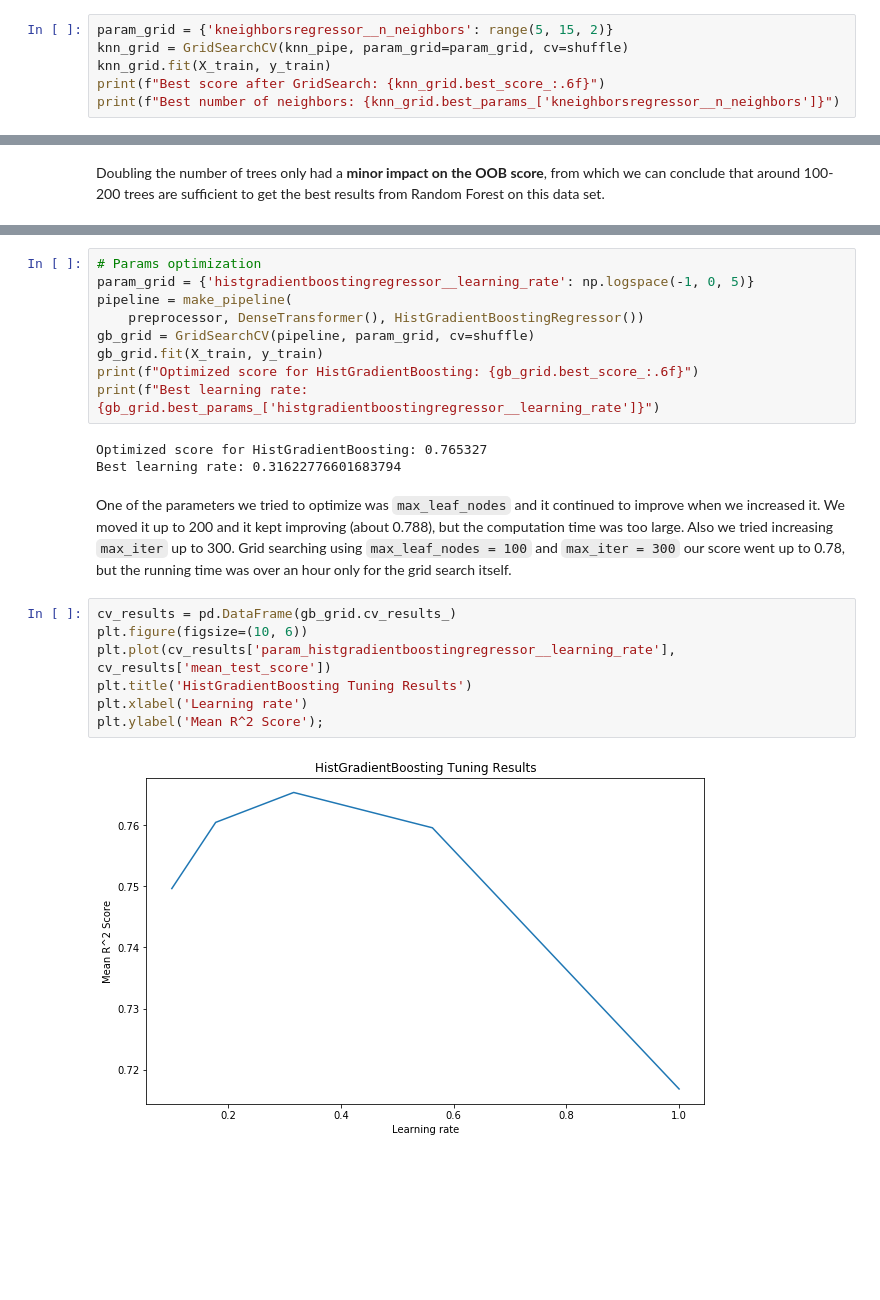
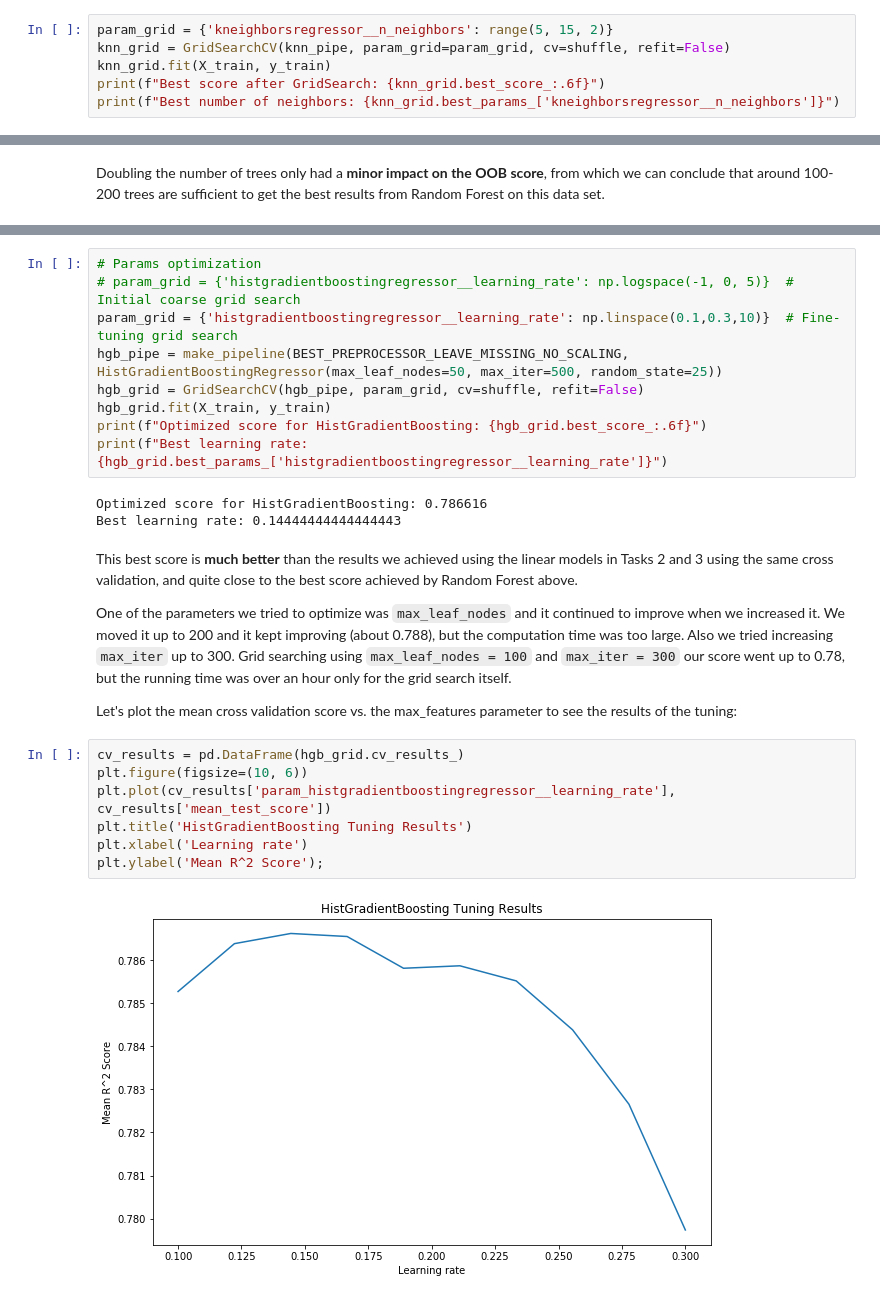
Before and after one commit to AppliedML2020/assignment-3-tomas-larrain, a Jupyter notebook: hw-3.ipynb, the cells around one changed output, grey strips where cells are left out. Drawn from its saved outputs; the diff is of its cells as text; blank space fills up the shorter version.

```diff
--- a/hw-3.ipynb
+++ b/hw-3.ipynb
@@ -1037,7 +1037,7 @@ Now we'll tune the number of neighbors using a grid search:
 **Note**: After running a grid search over the number of neighbors at several ranges, we reduced the search to a smaller range to make the Notebook run a bit faster.
 # %%
 param_grid = {'kneighborsregressor__n_neighbors': range(5, 15, 2)}
-knn_grid = GridSearchCV(knn_pipe, param_grid=param_grid, cv=shuffle)
+knn_grid = GridSearchCV(knn_pipe, param_grid=param_grid, cv=shuffle, refit=False)
 knn_grid.fit(X_train, y_train)
 print(f"Best score after GridSearch: {knn_grid.best_score_:.6f}")
 print(f"Best number of neighbors: {knn_grid.best_params_['kneighborsregressor__n_neighbors']}")
@@ -1179,23 +1168,27 @@ Baseline score for HistGradientBoosting: 0.749620
 # %%
 # Params optimization
-param_grid = {'histgradientboostingregressor__learning_rate': np.logspace(-1, 0, 5)}
-pipeline = make_pipeline(
-    preprocessor, DenseTransformer(), HistGradientBoostingRegressor())
-gb_grid = GridSearchCV(pipeline, param_grid, cv=shuffle)
-gb_grid.fit(X_train, y_train)
-print(f"Optimized score for HistGradientBoosting: {gb_grid.best_score_:.6f}")
-print(f"Best learning rate: {gb_grid.best_params_['histgradientboostingregressor__learning_rate']}")
+# param_grid = {'histgradientboostingregressor__learning_rate': np.logspace(-1, 0, 5)}  # Initial coarse grid search
+param_grid = {'histgradientboostingregressor__learning_rate': np.linspace(0.1,0.3,10)}  # Fine-tuning grid search
+hgb_pipe = make_pipeline(BEST_PREPROCESSOR_LEAVE_MISSING_NO_SCALING, HistGradientBoostingRegressor(max_leaf_nodes=50, max_iter=500, random_state=25))
+hgb_grid = GridSearchCV(hgb_pipe, param_grid, cv=shuffle, refit=False)
+hgb_grid.fit(X_train, y_train)
+print(f"Optimized score for HistGradientBoosting: {hgb_grid.best_score_:.6f}")
+print(f"Best learning rate: {hgb_grid.best_params_['histgradientboostingregressor__learning_rate']}")
 # %% [output]
-Optimized score for HistGradientBoosting: 0.765327
-Best learning rate: 0.31622776601683794
+Optimized score for HistGradientBoosting: 0.786616
+Best learning rate: 0.14444444444444443
 # %% [markdown]
+This best score is **much better** than the results we achieved using the linear models in Tasks 2 and 3 using the same cross validation, and quite close to the best score achieved by Random Forest above.
+
 One of the parameters we tried to optimize was ``max_leaf_nodes`` and it continued to improve when we increased it. We moved it up to 200 and it kept improving (about 0.788), but the computation time was too large. Also we tried increasing ``max_iter`` up to 300. Grid searching using ``max_leaf_nodes = 100`` and ``max_iter = 300`` our score went up to 0.78, but the running time was over an hour only for the grid search itself.
+
+Let's plot the mean cross validation score vs. the max_features parameter to see the results of the tuning:
 # %%
-cv_results = pd.DataFrame(gb_grid.cv_results_)
+cv_results = pd.DataFrame(hgb_grid.cv_results_)
 plt.figure(figsize=(10, 6))
 plt.plot(cv_results['param_histgradientboostingregressor__learning_rate'], cv_results['mean_test_score'])
 plt.title('HistGradientBoosting Tuning Results')
 plt.xlabel('Learning rate')
 plt.ylabel('Mean R^2 Score');
 # %% [output]
-[figure, old version]
+[figure, new version]
```
Also changed, not shown: parts of 22 cells of this notebook.
